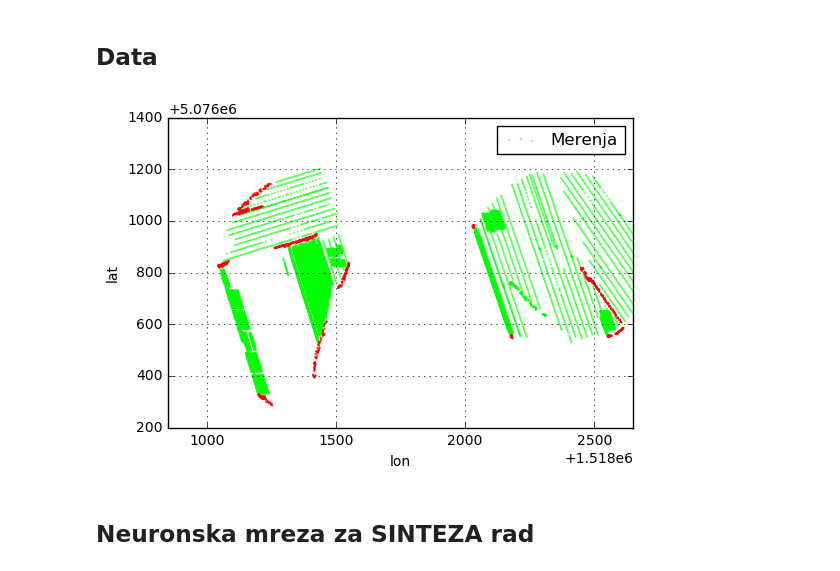
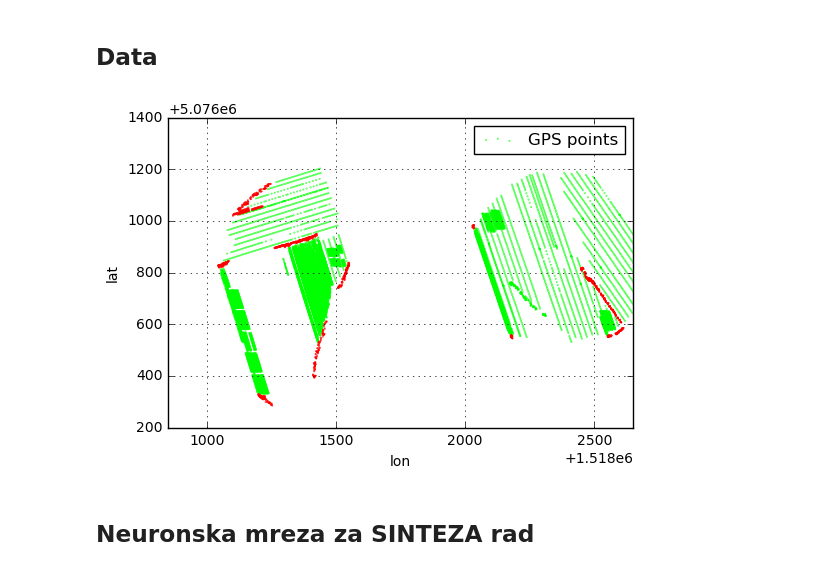
Before and after one commit to ftn-ai-lab/ori-2017-e2, a Jupyter notebook: teorija/03-neuronske/Analiza podataka - GPS.ipynb, the cells around one changed output. Saved outputs shown, nothing was run; the diff lists cells and outputs as text; code cells hidden in the pictures.

```diff
--- a/teorija/03-neuronske/Analiza podataka - GPS.ipynb
+++ b/teorija/03-neuronske/Analiza podataka - GPS.ipynb
@@ -67,17 +67,17 @@ data = load_data('data/rad_podaci_etran.csv')
 # %%
 klon = 78847
 klat = 111132
 
 color = [(1*item==1, 1*item==-1, 0) for item in data[1:,12]]
 
-plt.scatter(klon*data[1:,9], klat*data[1:,10], color=color, s=0.1, label='Merenja');
+plt.scatter(klon*data[1:,9], klat*data[1:,10], color=color, s=0.1, label='GPS points');
 plt.legend()
 plt.xlabel('lon')
 plt.ylabel('lat')
 plt.axis('equal')
 plt.grid(True)
 # %% [output]
-[figure, old version]
+[figure, new version]
 # %% [markdown]
 ## Neuronska mreza za SINTEZA rad
 # %%
```
Also changed, not shown: parts of 17 cells of this notebook.
